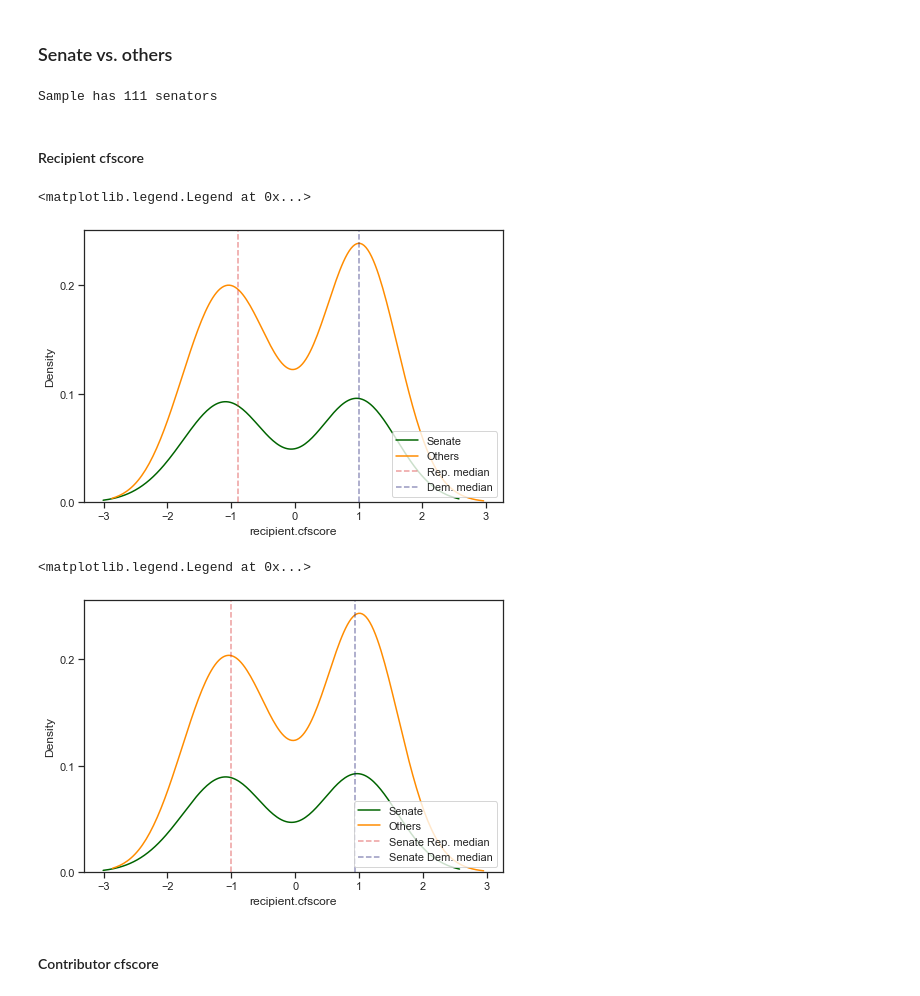
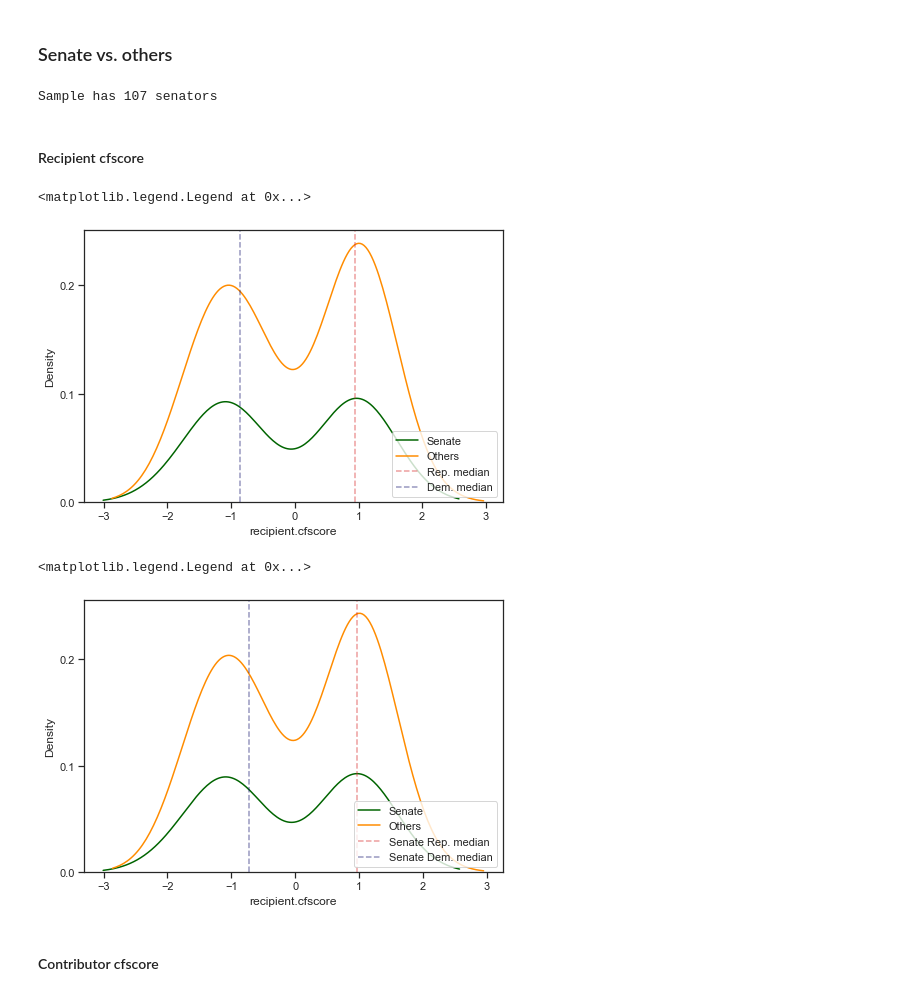
Before and after one commit to notnews/who, a Jupyter notebook: scripts/05_fig3_density_plot_dime.ipynb, the cells around one changed output. Saved outputs shown, nothing was run; the diff lists cells and outputs as text; code cells hidden in the pictures.

```diff
--- a/scripts/05_fig3_density_plot_dime.ipynb
+++ b/scripts/05_fig3_density_plot_dime.ipynb
@@ -14,14 +14,13 @@ warnings.filterwarnings('ignore')
 #### Preamble
 # %%
 df = pd.read_csv(os.path.join('files', 'for-plots.csv'))
-df = df[df['icpsr'].notnull()]
 
 df['minutes'] = [str(x).replace(',','') for x in df['minutes']]
 df['minutes'] = df['minutes'].astype('float')
+
+# df['seat'] = np.where((df['seat'].isnull())&(df['chamber']=='Senate'), 'federal:senate', df['seat'])
+# df['seat'] = np.where((df['seat'].isnull())&(df['chamber']=='House'), 'federal:house', df['seat'])
+# df['seat'] = np.where((df['seat'].isnull())&(df['chamber']=='President'), 'federal:president', df['seat'])
-# %%
-df['seat'] = np.where((df['seat'].isnull())&(df['chamber']=='Senate'), 'federal:senate', df['seat'])
-df['seat'] = np.where((df['seat'].isnull())&(df['chamber']=='House'), 'federal:house', df['seat'])
-df['seat'] = np.where((df['seat'].isnull())&(df['chamber']=='President'), 'federal:president', df['seat'])
 # %%
 # Graph settings
 TRANSPARENCY = 0.45
@@ -113,7 +112,23 @@ plt.legend(g.lines[1:], ['Senate Rep. median', 'Senate Dem. median'], loc='lower
 # %% [markdown]
 ### Senate vs. others
+# %%
+score = 'recipient.cfscore'
+
+# Median scores
+DEM_MEDIAN = df[df['party']=='D'][score].median()
+REP_MEDIAN = df[df['party']=='R'][score].median()
+
+_mask = (df['party']=='D') & (df['seat']=='federal:senate')
+DEM_SENATE_MEDIAN = df[_mask][score].median()
+
+_mask = (df['party']=='R') & (df['seat']=='federal:senate')
+REP_SENATE_MEDIAN = df[_mask][score].median()
+
+_df = df[(df[score].notnull()) & (df['minutes'].notnull()) ]
+_df['Senate'] = np.where(_df['seat']=='federal:senate', 'Yes', 'No')
+agg = _df.groupby([score, 'Senate'])['minutes'].sum().reset_index()
 # %%
-_count = len(df[df['seat']=='federal:senate'])
+_count = len(df[(df['seat']=='federal:senate') & (df[score].notnull()) & (df['minutes'].notnull())])
 print(f"Sample has {_count} senators")
 # %% [output]
-Sample has 111 senators
+Sample has 107 senators
@@ -138,27 +137,27 @@ agg = _df.groupby([score, 'Senate'])['minutes'].sum().reset_index()
 # %%
 g = sns.kdeplot(data=agg, x=score, hue='Senate', weights='minutes', palette=PALETTE2)
 
-plt.axvline(x=DEM_MEDIAN, linestyle='--', color=REPCOLOR, alpha=TRANSPARENCY)
-plt.axvline(x=REP_MEDIAN, linestyle='--', color=DEMCOLOR, alpha=TRANSPARENCY)
+plt.axvline(x=REP_MEDIAN, linestyle='--', color=REPCOLOR, alpha=TRANSPARENCY)
+plt.axvline(x=DEM_MEDIAN, linestyle='--', color=DEMCOLOR, alpha=TRANSPARENCY)
 
 g.locator_params(axis='y', nbins=5)
 
 plt.legend(['Senate', 'Others', 'Rep. median', 'Dem. median'], loc='lower right')
 # %% [output]
 <matplotlib.legend.Legend at 0x...>
-[figure, old version]
+[figure, new version]
 # %%
 g = sns.kdeplot(data=_df, x=score, hue='Senate', weights='minutes', palette=PALETTE2)
 
-plt.axvline(x=DEM_SENATE_MEDIAN, linestyle='--', color=REPCOLOR, alpha=TRANSPARENCY)
-plt.axvline(x=REP_SENATE_MEDIAN, linestyle='--', color=DEMCOLOR, alpha=TRANSPARENCY)
+plt.axvline(x=REP_SENATE_MEDIAN, linestyle='--', color=REPCOLOR, alpha=TRANSPARENCY)
+plt.axvline(x=DEM_SENATE_MEDIAN, linestyle='--', color=DEMCOLOR, alpha=TRANSPARENCY)
 
 g.locator_params(axis='y', nbins=5)
 
 plt.legend(['Senate', 'Others', 'Senate Rep. median', 'Senate Dem. median'], loc='lower right')
 # %% [output]
 <matplotlib.legend.Legend at 0x...>
-[figure, old version]
+[figure, new version]
 # %% [markdown]
 #### Contributor cfscore
 # %%
```
Also changed, not shown: parts of 10 cells of this notebook, 2 other files.
